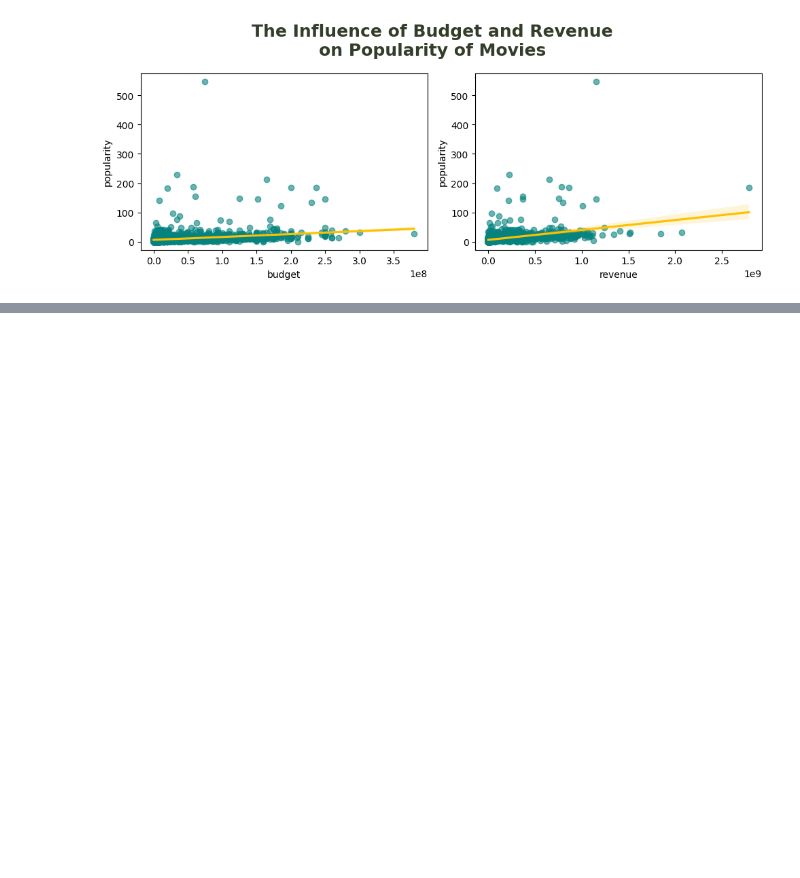
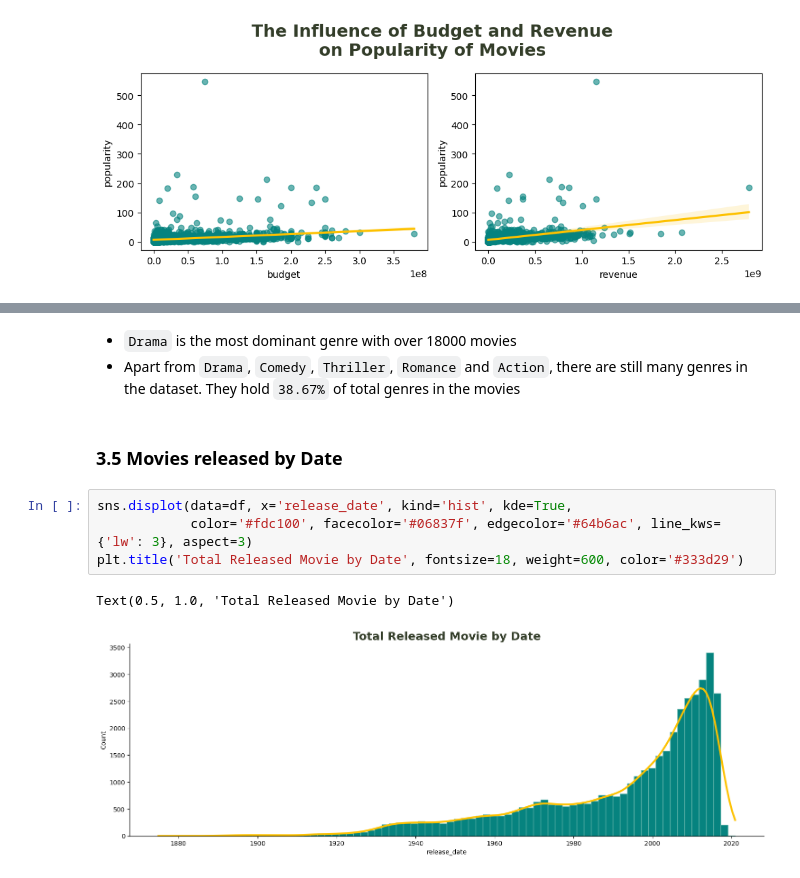
Before and after one commit to SudeshKumarSK/Cine-Match, a Jupyter notebook: Notebooks/Exploratory_Data_Analysis.ipynb, the cells around one changed output, grey strips where cells are left out. Saved outputs shown, nothing was run; the diff lists cells and outputs as text; blank space fills up the shorter version.

```diff
--- a/Notebooks/Exploratory_Data_Analysis.ipynb
+++ b/Notebooks/Exploratory_Data_Analysis.ipynb
@@ -386,0 +433,12 @@ Budget and Revenue just slighly influence the popularity of the movies
+# %% [markdown]
+- `Drama` is the most dominant genre with over 18000 movies
+- Apart from `Drama`, `Comedy`, `Thriller`, `Romance` and `Action`, there are still many genres in the dataset. They hold `38.67%` of total genres in the movies
+# %% [markdown]
+### 3.5 Movies released by Date
+# %%
+sns.displot(data=df, x='release_date', kind='hist', kde=True,
+            color='#fdc100', facecolor='#06837f', edgecolor='#64b6ac', line_kws={'lw': 3}, aspect=3)
+plt.title('Total Released Movie by Date', fontsize=18, weight=600, color='#333d29')
+# %% [output]
+Text(0.5, 1.0, 'Total Released Movie by Date')
+[figure, added]
```
Also changed, not shown: parts of 19 cells of this notebook.
